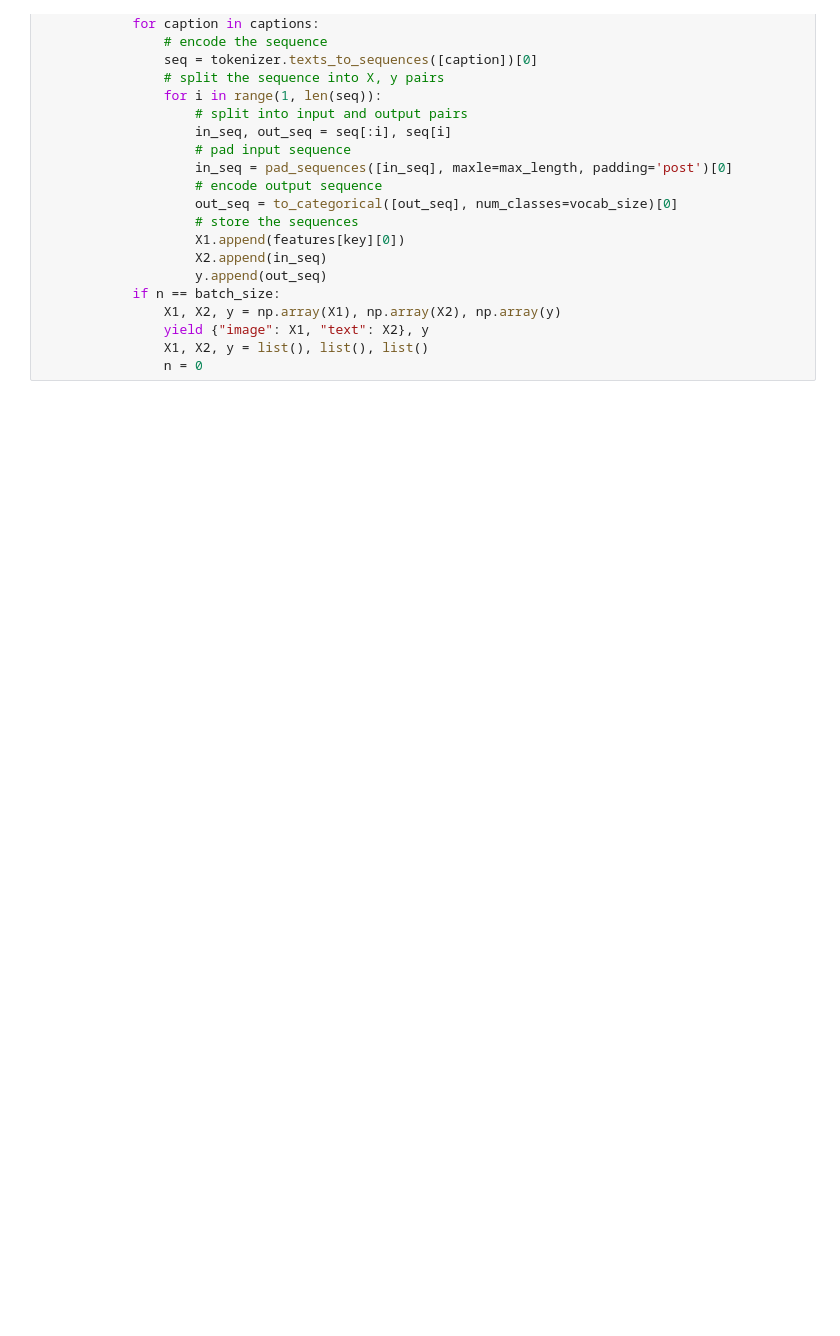
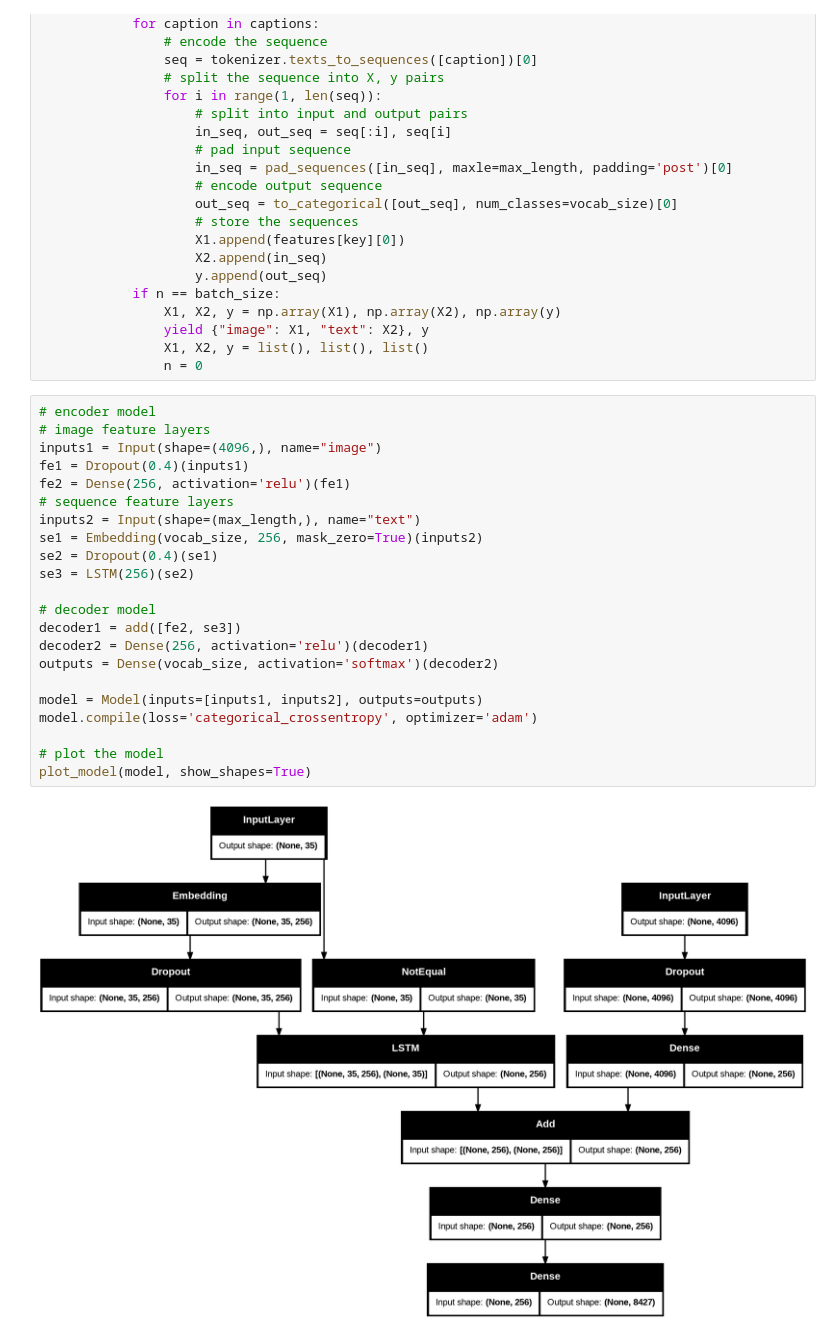
Before and after one commit to karenthiran/Image_Caption_Generator, a Jupyter notebook: image-captioning.ipynb, the cells around one changed output. Drawn from its saved outputs; the diff is of its cells as text; blank space fills up the shorter version.

Commit message:
model creation

```diff
--- a/image-captioning.ipynb
+++ b/image-captioning.ipynb
@@ -231,3 +231,27 @@ def data_generator(data_keys, mapping, features, tokenizer, max_length, vocab_si
                 yield {"image": X1, "text": X2}, y
                 X1, X2, y = list(), list(), list()
                 n = 0
+# %%
+# encoder model
+# image feature layers
+inputs1 = Input(shape=(4096,), name="image")
+fe1 = Dropout(0.4)(inputs1)
+fe2 = Dense(256, activation='relu')(fe1)
+# sequence feature layers
+inputs2 = Input(shape=(max_length,), name="text")
+se1 = Embedding(vocab_size, 256, mask_zero=True)(inputs2)
+se2 = Dropout(0.4)(se1)
+se3 = LSTM(256)(se2)
+
+# decoder model
+decoder1 = add([fe2, se3])
+decoder2 = Dense(256, activation='relu')(decoder1)
+outputs = Dense(vocab_size, activation='softmax')(decoder2)
+
+model = Model(inputs=[inputs1, inputs2], outputs=outputs)
+model.compile(loss='categorical_crossentropy', optimizer='adam')
+
+# plot the model
+plot_model(model, show_shapes=True)
+# %% [output]
+[figure, added]
```
